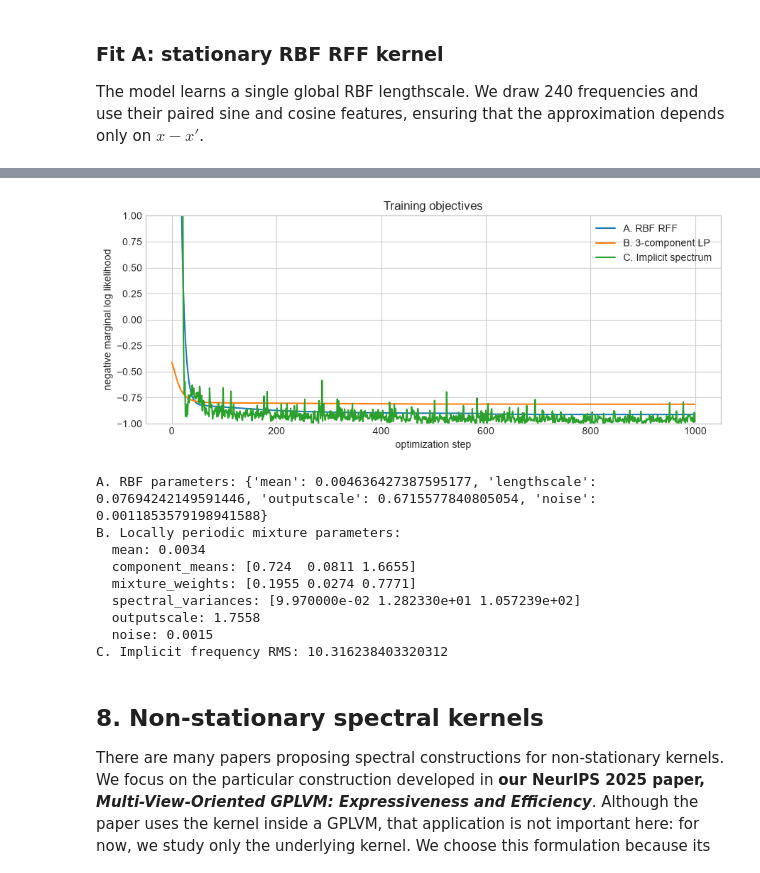
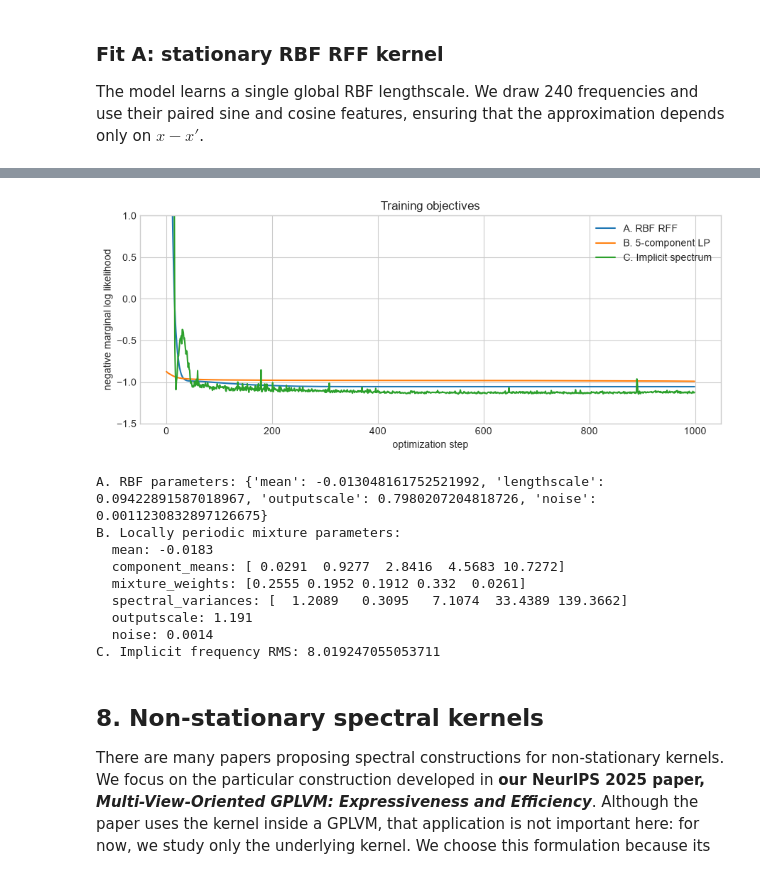
Before and after one commit to OLMOS-PM/GPPS_2026, a Jupyter notebook: 5-gp_nonstationary_kernels.ipynb, the cells around one changed output, grey strips where cells are left out. Drawn from its saved outputs; the diff is of its cells as text; code cells hidden in the pictures.

```diff
--- a/5-gp_nonstationary_kernels.ipynb
+++ b/5-gp_nonstationary_kernels.ipynb
@@ -115,7 +116,7 @@ def gibbs_kernel(x1, x2, lengthscale_fn, outputscale=1.0):
 K = gibbs_kernel(x, x, lengthscale_function, outputscale=signal_std)
 K = 0.5 * (K + K.T)  # remove floating-point asymmetry
 
-n_signals = 300
+n_signals = 3000
 jitter = 1e-9
 L = np.linalg.cholesky(K + jitter * np.eye(n_points))
 latent_signals = rng.standard_normal((n_signals, n_points)) @ L.T
@@ -246,8 +247,8 @@ We split by complete curves. The models learn one shared kernel from the trainin
 # %%
 split_rng = np.random.default_rng(seed + 100)
 permutation = split_rng.permutation(n_signals)
-fit_indices = permutation[:120]
-test_indices = permutation[120:180]
+fit_indices = permutation[:1200]
+test_indices = permutation[1200:1300]
 
 fit_curves = observed_signals[fit_indices]
 test_curves = observed_signals[test_indices]
@@ -298,11 +299,11 @@ Each component learns its spectral center, bandwidth, and mixture weight. We all
 # %%
-num_components = 3
+num_components = 5
 lp_model, lp_likelihood = build_symmetric_spectral_mixture_rff_gp(
     train_x_tensor,
     fit_curves_tensor,
-    initial_component_means=torch.tensor([0.1, 0.5, 2.0]),
-    num_frequencies_per_component=100,
-    spectral_variance=torch.tensor([1.5, 12.0, 100.0]),
+    initial_component_means=torch.tensor([0.1, 0.5, 1.5, 4.0, 10.0]),
+    num_frequencies_per_component=60,
+    spectral_variance=torch.tensor([0.5, 2.0, 8.0, 32.0, 128.0]),
     learn_spectral_variance=True,
     initial_weights=torch.full((num_components,), 1.0 / num_components),
     seed=seed + 120,
@@ -335,7 +336,7 @@ implicit_model, implicit_likelihood = build_implicit_spectral_gp(
     fit_curves_tensor,
     noise_dimension=20,
     num_frequencies=300,
-    hidden_features=(32, 32),
+    hidden_features=(32, 32, 32, 32),  # four hidden MLP layers
     initial_frequency_scale=5.0,
     initial_outputscale=1.0,
     initial_noise=noise_std**2,
@@ -470,33 +471,33 @@ plt.show()
 # %%
 fig, ax = plt.subplots(figsize=(9, 3.8))
 ax.plot(rbf_losses, label="A. RBF RFF")
-ax.plot(lp_losses, label="B. 3-component LP")
+ax.plot(lp_losses, label="B. 5-component LP")
 ax.plot(implicit_history.negative_mll, label="C. Implicit spectrum")
-ax.set_ylim(-1, 1)
+ax.set_ylim(-1.5, 1)
 ax.set(xlabel="optimization step", ylabel="negative marginal log likelihood",
        title="Training objectives")
 ax.legend()
 fig.tight_layout()
 plt.show()
 
 print("A. RBF parameters:", learned_hyperparameters(rbf_model, rbf_likelihood))
 print("B. Locally periodic mixture parameters:")
 for key, value in learned_spectral_mixture_parameters(lp_model, lp_likelihood).items():
     print(f"  {key}: {np.round(value, 4) if isinstance(value, np.ndarray) else round(value, 4)}")
 implicit_kernel = implicit_model.covar_module.base_kernel
 print("C. Implicit frequency RMS:",
       float(implicit_kernel.frequency_l2().detach().sqrt().cpu()))
 # %% [output]
-[figure, old version]
+[figure, new version]
-A. RBF parameters: {'mean': 0.004636427387595177, 'lengthscale': 0.07694242149591446, 'outputscale': 0.6715577840805054, 'noise': 0.0011853579198941588}
+A. RBF parameters: {'mean': -0.013048161752521992, 'lengthscale': 0.09422891587018967, 'outputscale': 0.7980207204818726, 'noise': 0.0011230832897126675}
 B. Locally periodic mixture parameters:
-  mean: 0.0034
-  component_means: [0.724  0.0811 1.6655]
-  mixture_weights: [0.1955 0.0274 0.7771]
-  spectral_variances: [9.970000e-02 1.282330e+01 1.057239e+02]
-  outputscale: 1.7558
-  noise: 0.0015
-C. Implicit frequency RMS: 10.316238403320312
+  mean: -0.0183
+  component_means: [ 0.0291  0.9277  2.8416  4.5683 10.7272]
+  mixture_weights: [0.2555 0.1952 0.1912 0.332  0.0261]
+  spectral_variances: [  1.2089   0.3095   7.1074  33.4389 139.3662]
+  outputscale: 1.191
+  noise: 0.0014
+C. Implicit frequency RMS: 8.019247055053711
 # %% [markdown]
 ## 8. Non-stationary spectral kernels
 
```
Also changed, not shown: parts of 40 cells of this notebook.
